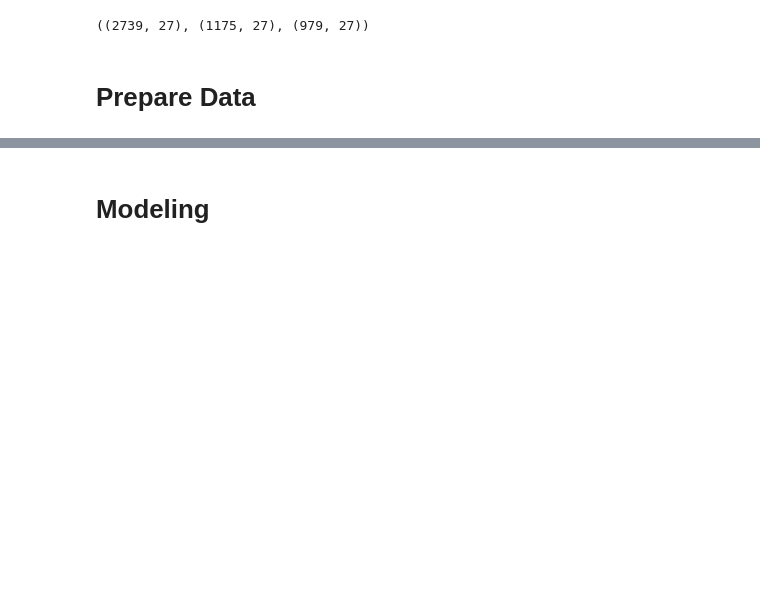
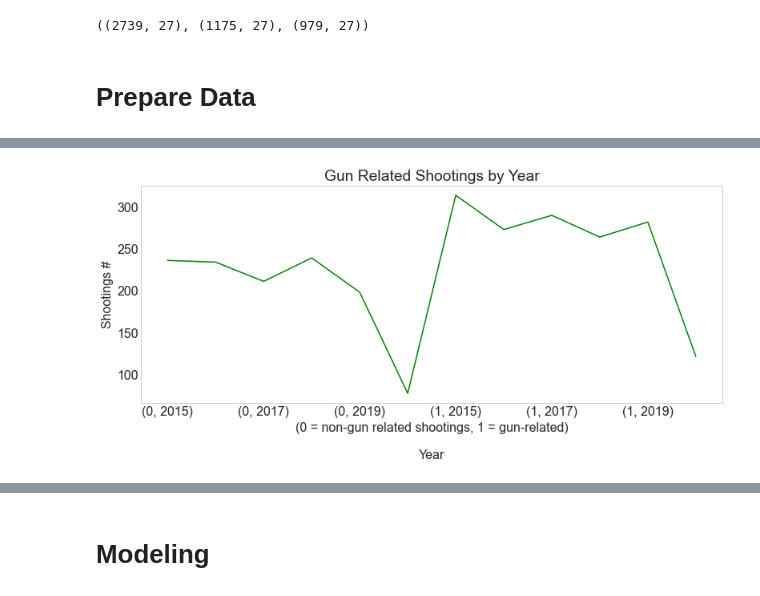
Before and after one commit to stephenkipkurui/codeup-individual-project, a Jupyter notebook: final_report.ipynb, the cells around one changed output, grey strips where cells are left out. Drawn from its saved outputs; the diff is of its cells as text; code cells hidden in the pictures; blank space fills up the shorter version.

```diff
--- a/final_report.ipynb
+++ b/final_report.ipynb
@@ -98,0 +157,10 @@ train.shape, validate.shape, test.shape
+# %%
+# Gun Violence over the years
+
+train.groupby(['gun_violence', 'year'] ).size().plot(kind = 'line', title = ('Gun Related Shootings by Year'),
+                                                     color = 'green', grid = False)
+plt.ylabel('Shootings #')
+plt.xlabel('(0 = non-gun related shootings, 1 = gun-related)\n\nYear')
+plt.show()
+# %% [output]
+[figure, added]
```
Also changed, not shown: parts of 65 cells of this notebook.
